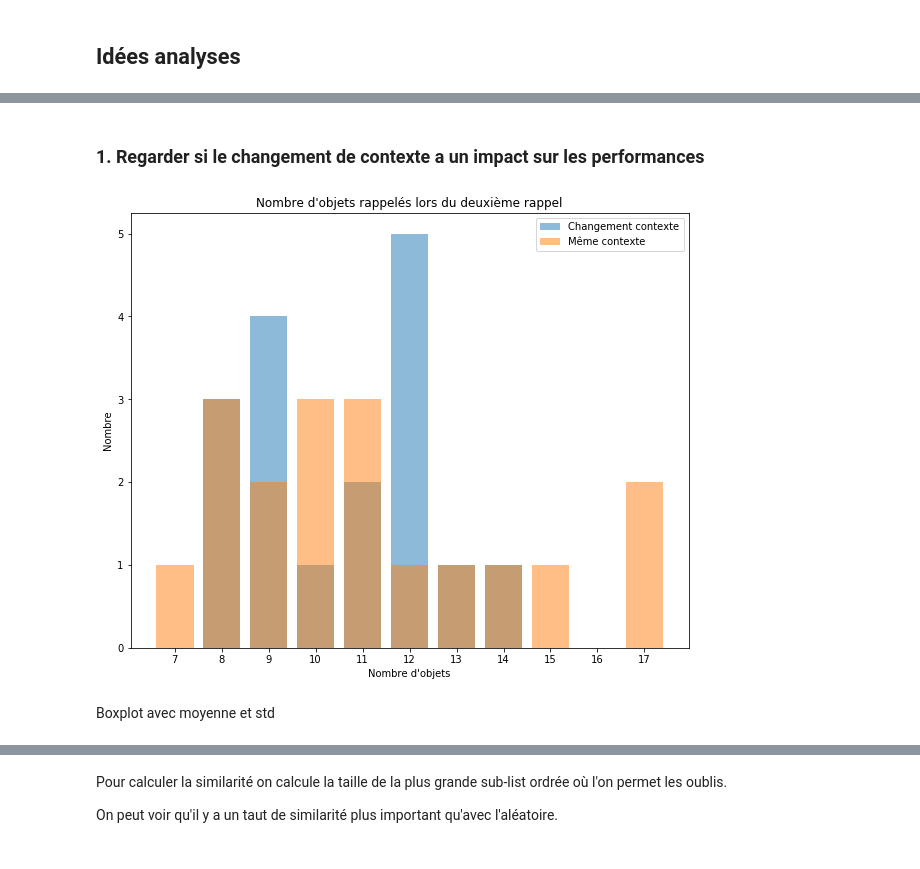
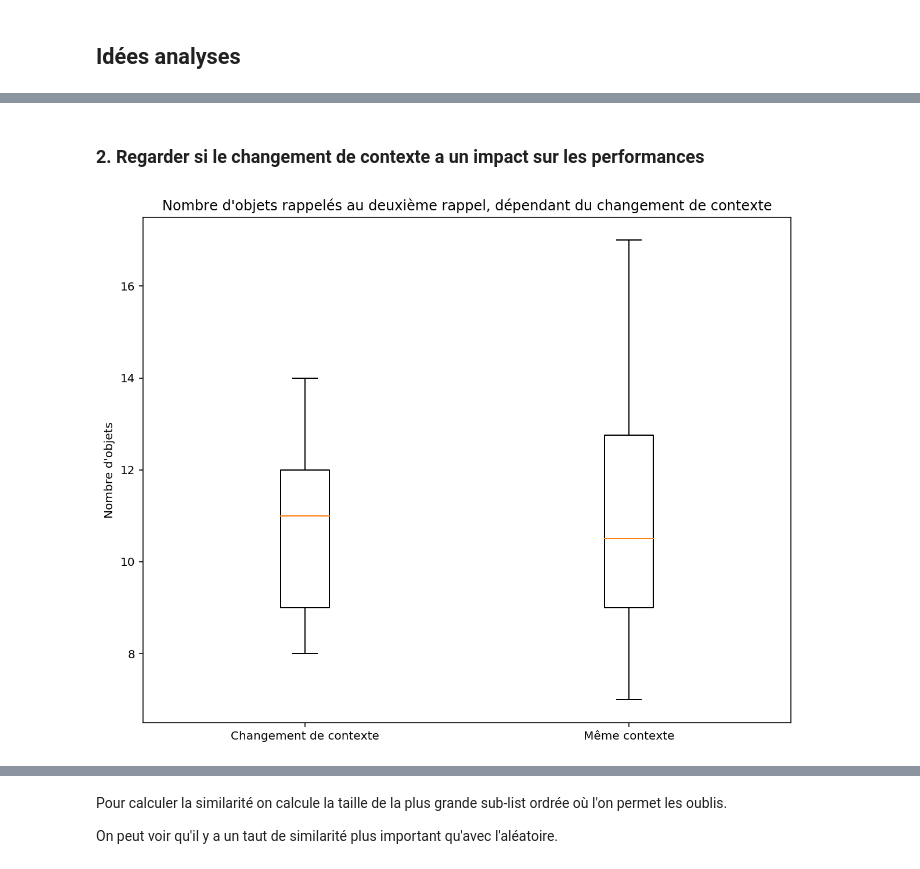
Before and after one commit to Gorzen/SHS-Project, a Jupyter notebook: Analyse.ipynb, the cells around one changed output, grey strips where cells are left out. Cells and saved outputs as stored; diff of their text form; code cells hidden in the pictures.

Commit message:
Add plots different context, more stats, cleaner plots

```diff
--- a/Analyse.ipynb
+++ b/Analyse.ipynb
@@ -34,3 +34,9 @@ results
 21 rows × 106 columns
 # %% [markdown]
 ## Idées analyses
+# %%
+def describe(array):
+    return f"\tMoyenne: {np.mean(array)}\n\tMédiane: {np.median(array)}\n\tStd: {np.std(array)}\n\tMin: {np.min(array)}\n\tMax: {np.max(array)}"
+
+forest_env = 'A'
+desert_env = 'B'
@@ -37,68 +81,39 @@ results
 # %% [markdown]
-### 1. Regarder si le changement de contexte a un impact sur les performances
+### 2. Regarder si le changement de contexte a un impact sur les performances
 # %%
 gen = results.T.iterrows()
 
 next(gen)
 next(gen)
 
 items = results.loc[1:, results.columns[0]]
 
 scores_change = []
 scores_same = []
-scores_tot_change = []
-scores_tot_same = []
 
 for i, row in gen:
     first = row.iloc[1:]
     second = next(gen)[1].iloc[1:]
 
-    env_first = 'A' if 'A' in first.name else 'B'
-    env_second = 'A' if 'A' in second.name else 'B'
+    env_first = forest_env if forest_env in first.name else desert_env
+    env_second = forest_env if forest_env in second.name else desert_env
     change = env_first != env_second
 
-    first.index = items
-    second.index = items
-
-    first = list(first[~first.isnull()].index)
-    second = list(second[~second.isnull()].index)
-
-    score_tot = len(second)
-
-    second = [item for item in second if item in first]
-
-    score = len(second)
+    score = len(second[~second.isnull()])
 
     if change:
         scores_change.append(score)
-        scores_tot_change.append(score_tot)
     else:
         scores_same.append(score)
-        scores_tot_same.append(score_tot)
 
     # Skip apparition
     next(gen, None)
 
-min_ = np.min(scores_tot_change + scores_tot_same)
-max_ = np.max(scores_tot_change + scores_tot_same)
-x = list(range(min_, max_+1))
-
-scores_tot_change = np.array(scores_tot_change)
-scores_tot_same = np.array(scores_tot_same)
-
-heights_change = [len(scores_tot_change[scores_tot_change == value]) for value in x]
-heights_same = [len(scores_tot_same[scores_tot_same == value]) for value in x]
-
-plt.figure(figsize=(10,8))
-plt.bar(x, heights_change, label='Changement contexte', alpha=0.5)
-plt.bar(x, heights_same, label='Même contexte', alpha=0.5)
-plt.xticks(x)
-plt.legend()
-plt.title("Nombre d'objets rappelés lors du deuxième rappel")
-plt.xlabel("Nombre d'objets")
-plt.ylabel("Nombre")
+plt.figure(figsize=(10,8), dpi=144)
+plt.boxplot([scores_change, scores_same], labels=["Changement de contexte", "Même contexte"])
+plt.title("Nombre d'objets rappelés au deuxième rappel, dépendant du changement de contexte")
+plt.ylabel("Nombre d'objets")
+plt.savefig("plots/plot2.png")
 plt.show()
 # %% [output]
-[figure, old version]
+[figure, new version]
-# %% [markdown]
-Boxplot avec moyenne et std
```
Also changed, not shown: parts of 26 cells of this notebook, 7 other files.
